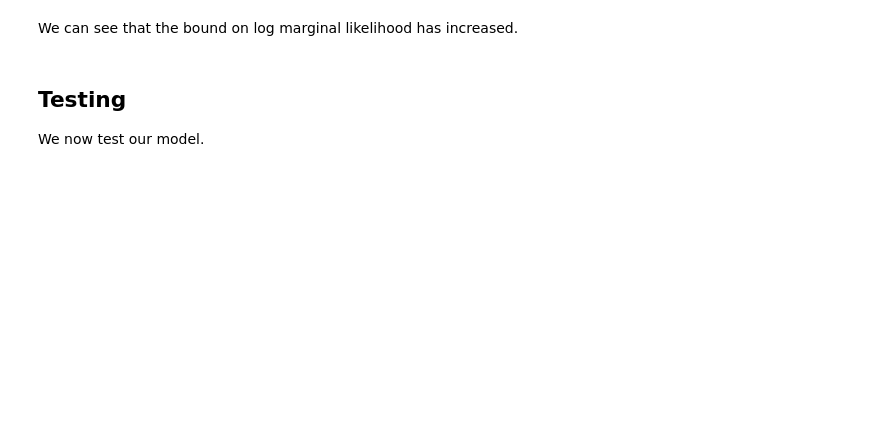
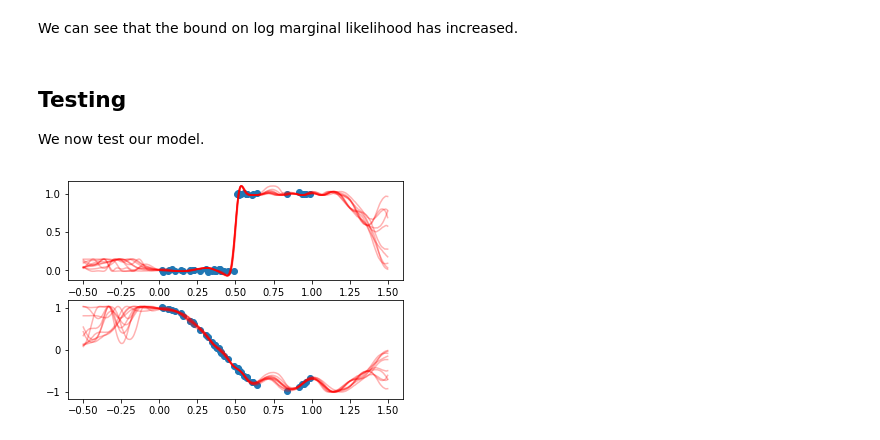
Before and after one commit to aboustati/dgplib, a Jupyter notebook: doc/notebooks/simple_example_multikernel.ipynb, the cells around one changed output. Cells and saved outputs as stored; diff of their text form; code cells hidden in the pictures; blank space fills up the shorter version.

```diff
--- a/doc/notebooks/simple_example_multikernel.ipynb
+++ b/doc/notebooks/simple_example_multikernel.ipynb
@@ -58,7 +58,7 @@ input_layer = MultikernelInputLayer(input_dim=1,
                          output_dim=2,
                          num_inducing=M,
                          kernel_list=input_kernels,
-                         mean_function=Linear())
+                         mean_function=Linear(A=np.zeros((1,2))))
 
 input_layer.q_sqrt = input_layer.q_sqrt.value * 1e-5
 
@@ -96,9 +118,17 @@ We can see that the bound on log marginal likelihood has increased.
 ## Testing
 We now test our model.
 # %%
+plt.figure()
 for _ in range(10):
-    mu, sigma = model.predict_f(Xs, 1)
-    plt.plot(Xs, mu.reshape(Xs.shape), color='r', alpha=0.3)
+    mu, sigma = model.predict_f_full_cov(Xs, 1)
+    plt.subplot(211)
+    plt.plot(Xs, mu[:,:,0].reshape(Xs.shape), color='r', alpha=0.3)
+    plt.subplot(212)
+    plt.plot(Xs, mu[:,:,1].reshape(Xs.shape), color='r', alpha=0.3)
 
-plt.title('DeepGP Fit')
-plt.scatter(X, Y);
+plt.subplot(211)
+plt.scatter(X, Y1);
+plt.subplot(212)
+plt.scatter(X, Y2);
+# %% [output]
+[figure, added]
```
Also changed, not shown: parts of 5 cells of this notebook.
